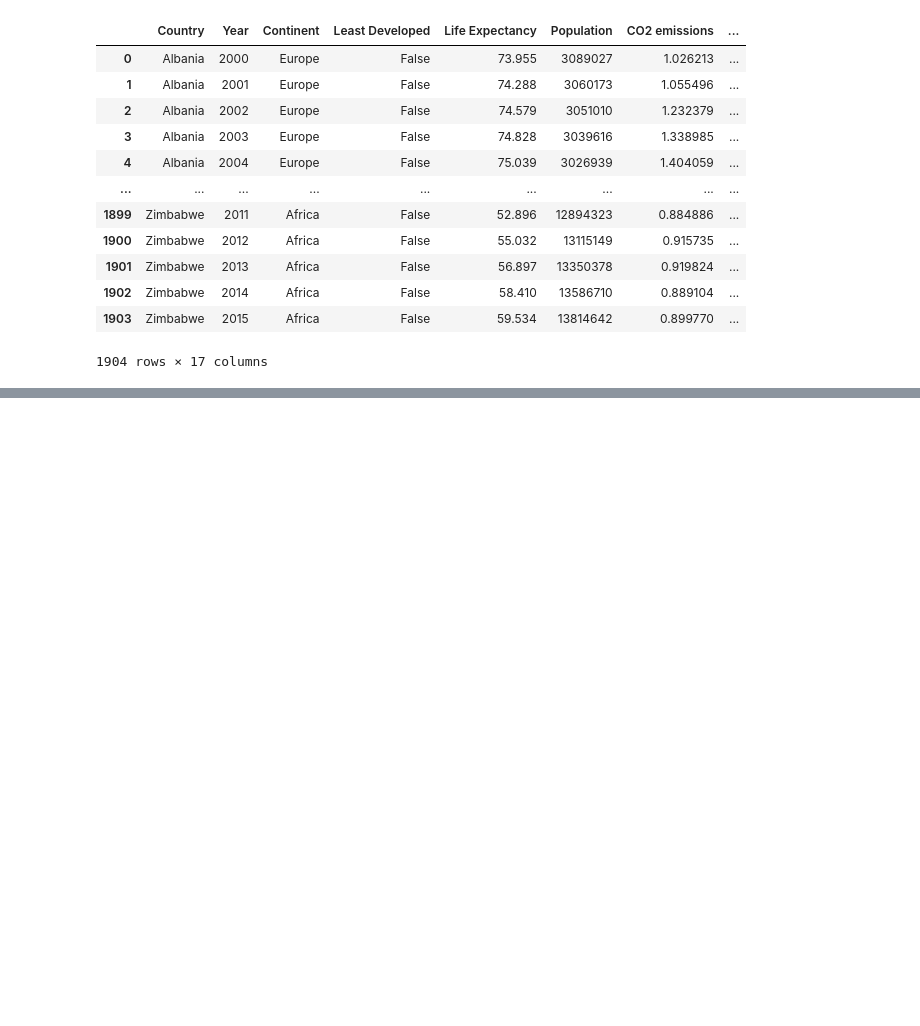
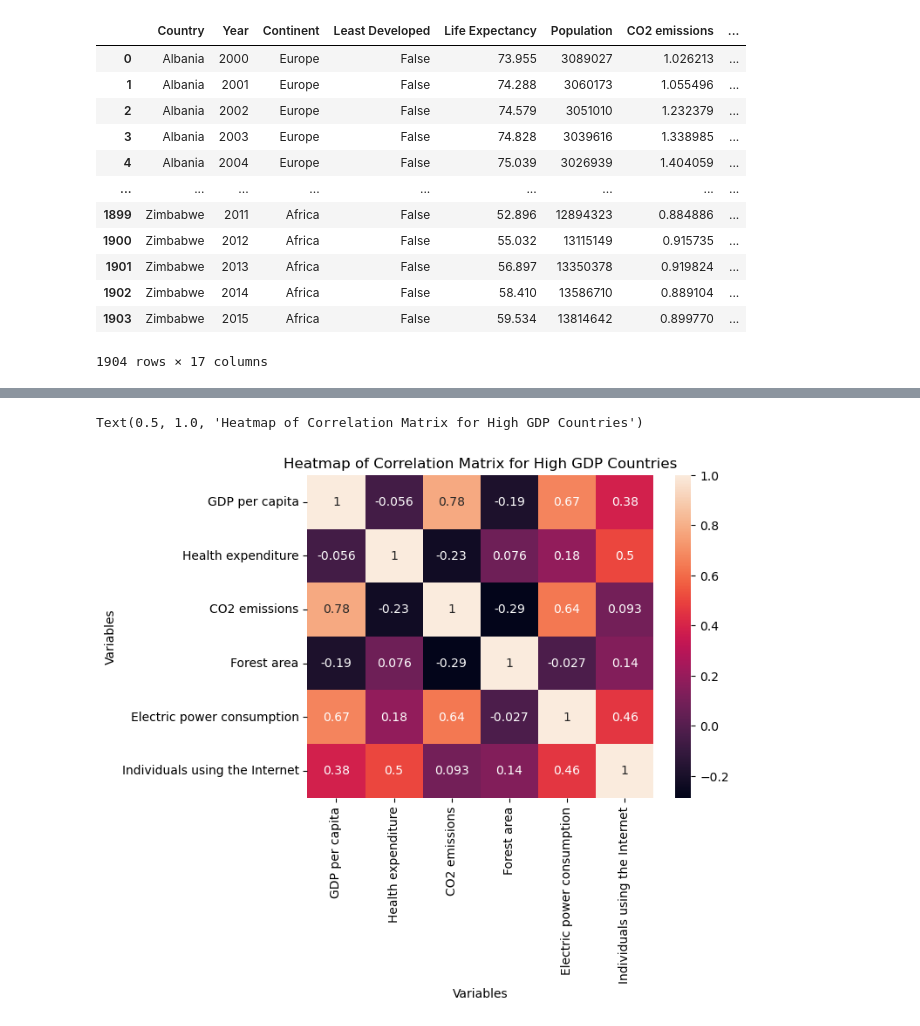
Before and after one commit to ubco-W2022T2-data301/project-group-group28, a Jupyter notebook: analysis/analysis3.ipynb, the cells around one changed output, grey strips where cells are left out. Cells and saved outputs as stored; diff of their text form; code cells hidden in the pictures; blank space fills up the shorter version.

```diff
--- a/analysis/analysis3.ipynb
+++ b/analysis/analysis3.ipynb
@@ -24,0 +104,15 @@ df
+# %%
+import pandas as pd
+import seaborn as sns
+import matplotlib.pyplot as plt
+import numpy as np
+df = pd.read_csv("../data/raw/Life_Expectancy_00_15.csv", sep=';')
+high_gdp_df = df[df['GDP per capita'] > np.median(df['GDP per capita'])][['GDP per capita', 'Health expenditure', 'CO2 emissions', 'Forest area', 'Electric power consumption', 'Individuals using the Internet']]
+corr_matrix = high_gdp_df.corr()
+sns.heatmap(data=corr_matrix, annot=True)
+plt.xlabel('Variables')
+plt.ylabel('Variables')
+plt.title('Heatmap of Correlation Matrix for High GDP Countries')
+# %% [output]
+Text(0.5, 1.0, 'Heatmap of Correlation Matrix for High GDP Countries')
+[figure, added]
```
Also changed, not shown: parts of 11 cells of this notebook.
